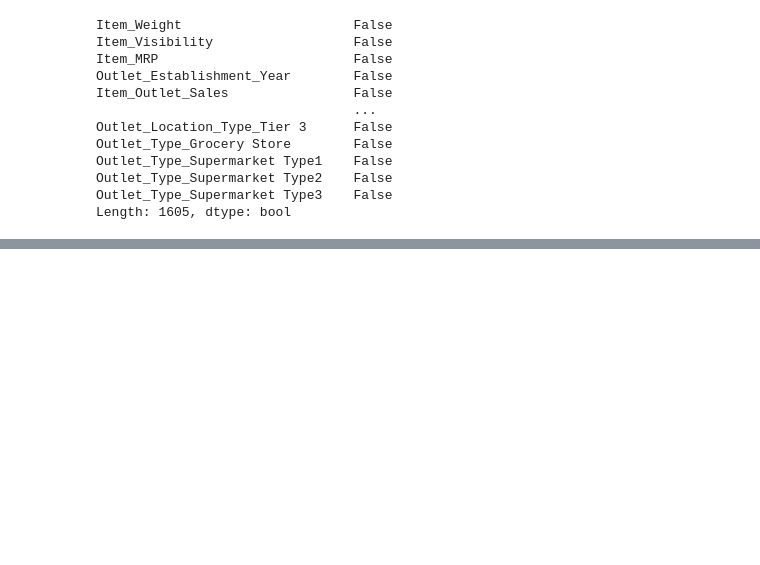
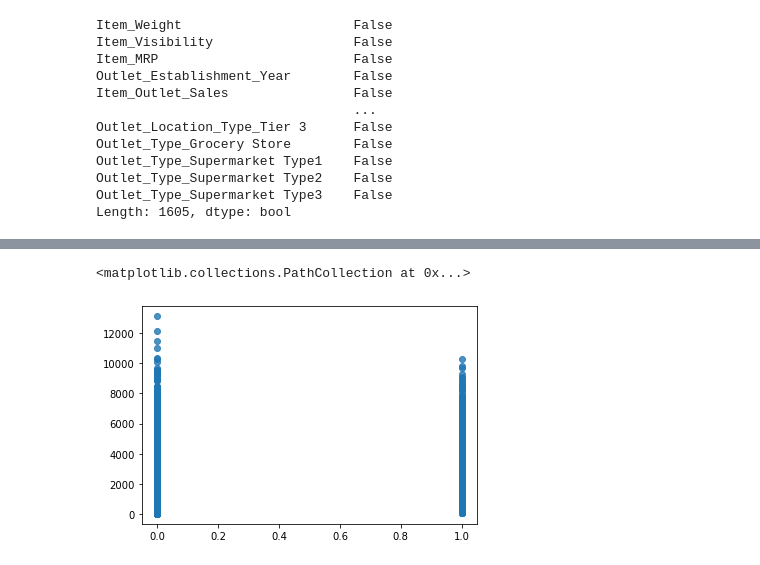
Before and after one commit to BrightonMboya/Machine-Learning-projects, a Jupyter notebook: Big_Mart_prediction/big_mart_predictions.ipynb, the cells around one changed output, grey strips where cells are left out. Cells and saved outputs as stored; diff of their text form; code cells hidden in the pictures; blank space fills up the shorter version.

```diff
--- a/Big_Mart_prediction/big_mart_predictions.ipynb
+++ b/Big_Mart_prediction/big_mart_predictions.ipynb
@@ -110,0 +156,6 @@ Length: 1605, dtype: bool
+# %%
+# scatter the sales and the outlet_shops
+plt.scatter(x= data_enc['Outlet_Type_Supermarket Type1'], y= data_enc['Item_Outlet_Sales'], alpha= 0.8)
+# %% [output]
+<matplotlib.collections.PathCollection at 0x...>
+[figure, added]
```
Also changed, not shown: parts of 7 cells of this notebook.
